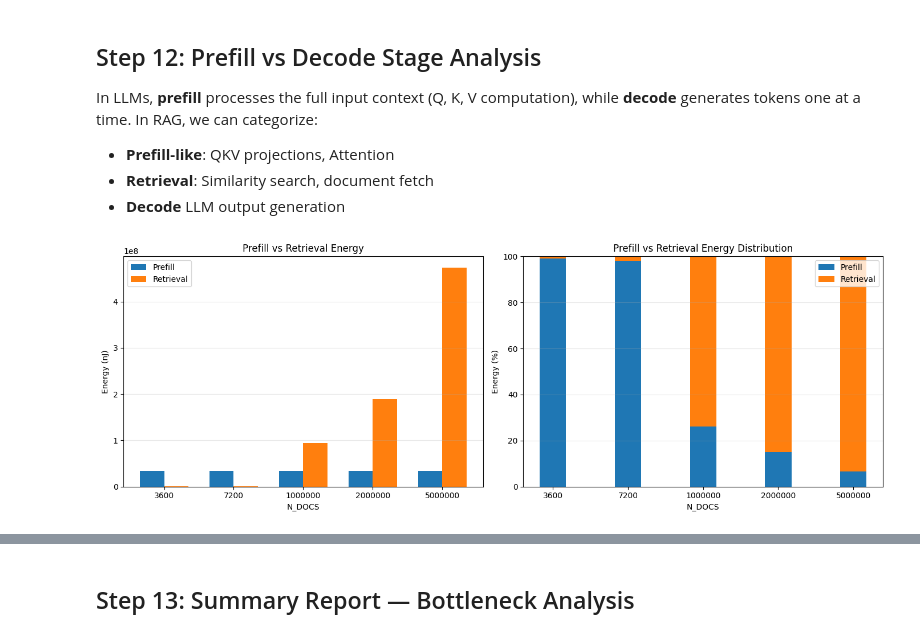
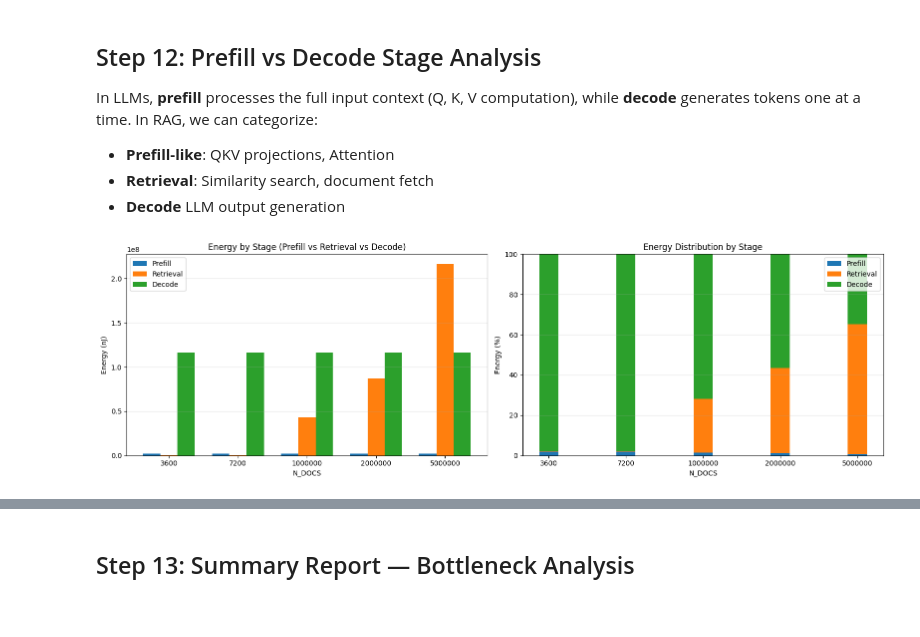
Before and after one commit to jocelynzhao3/Hardware-for-Deep-Learning-Final-Project, a Jupyter notebook: workspace/M3-Baseline.ipynb, the cells around one changed output, grey strips where cells are left out. Cells and saved outputs as stored; diff of their text form; code cells hidden in the pictures.

Commit message:
updated workload v3 and reran baselines

```diff
--- a/workspace/M3-Baseline.ipynb
+++ b/workspace/M3-Baseline.ipynb
@@ -65,12 +65,12 @@ workload = af.Workload.from_yaml(
     top_key='workload',
     jinja_parse_data={},
 )
-# renames = af.Renames.from_yaml(
-#     WORKLOAD_PATH,
-#     top_key='renames',
-#     jinja_parse_data=rag_params,
-# )
+renames = af.Renames.from_yaml(
+    WORKLOAD_PATH,
+    top_key='renames',
+    jinja_parse_data={},
+)
 # per einsum sparisty --> TODO just multiply
-print(f'Loaded {len(workload.einsums)} einsums:')
-for e in workload.einsums:
-    print(f'  {e.name}')
+# print(f'Loaded {len(workload.einsums)} einsums:')
+# for e in workload.einsums:
+#     print(f'  {e.name}')
@@ -638,7 +677,7 @@ ax3.grid(axis='y', alpha=0.3)
 
 # 4. RAG-specific einsums
 ax4 = axes[1, 1]
-rag_einsums = ['doc_scores', 'topk_doc_ids', 'topk_tokens']
+rag_einsums = ['ClsPooling', 'FaissScoreComputation', 'DocumentGather']
 for einsum_name in rag_einsums:
     energies = [sweep_n_docs_results[n]['aggregated']['per_einsum_energy_J'].get(einsum_name, 0) * 1e9
                 for n in n_docs_list]
@@ -722,7 +761,7 @@ ax2.grid(True, alpha=0.3)
 
 # 3. Attention einsums (Q, K, V, A, H) scaling with L
 ax3 = axes[1, 0]
-attention_einsums = ['enc_queries', 'enc_keys', 'enc_values', 'enc_attn_scores', 'enc_attn_out', 'enc_ffn_hidden', 'enc_ffn_out']
+attention_einsums = ['EncInputLoad', 'EncQueryProj', 'EncKeyProj', 'EncValueProj', 'EncAttentionScores', 'EncAttentionWeights', 'EncAttentionOut', 'EncAttentionProj', 'EncFfnUp', 'EncGeluActivation', 'EncFfnDown']
 for einsum_name in attention_einsums:
     energies = [sweep_l_results[t]['aggregated']['per_einsum_energy_J'].get(einsum_name, 0) * 1e9
                 for t in l_list]
@@ -815,68 +854,94 @@ In LLMs, **prefill** processes the full input context (Q, K, V computation), whi
 # Categorize einsums into stages
 PREFILL_EINSUMS = attention_einsums
 RETRIEVAL_EINSUMS = rag_einsums
-DECODE_EINSUMS = ['dec_queries', 'dec_keys', 'dec_values', 'dec_attn_scores', 'dec_attn_out', 'dec_attn_proj', 'dec_ffn_gate', 'dec_ffn_up', 'dec_ffn_swiglu', 'dec_ffn_out']
+DECODE_EINSUMS = [
+    'DecInputLoad', 'DecQueryProj', 'DecKeyProj', 'DecValueProj',
+    'DecAttentionScores', 'DecAttentionWeights', 'DecAttentionOut',
+    'DecAttentionProj', 'DecFfnGate', 'DecFfnUp', 'DecFfnGateAct',
+    'SwigluElementwiseMult', 'DecFfnDown'
+]
 
 def categorize_energy(aggregated):
     """Split energy by stage."""
     prefill = sum(aggregated['per_einsum_energy_J'].get(e, 0) for e in PREFILL_EINSUMS)
     retrieval = sum(aggregated['per_einsum_energy_J'].get(e, 0) for e in RETRIEVAL_EINSUMS)
-    return {'Prefill': prefill, 'Retrieval': retrieval}
+    decode = sum(aggregated['per_einsum_energy_J'].get(e, 0) for e in DECODE_EINSUMS)
+    return {'Prefill': prefill, 'Retrieval': retrieval, 'Decode': decode}
 
 # Analyze stages across N_DOCS sweep
-fig, axes = plt.subplots(1, 2, figsize=(14, 5))
+fig, axes = plt.subplots(1, 2, figsize=(16, 5))
 
 # Plot 1: Absolute energy by stage
 ax1 = axes[0]
 prefill_energies = []
 retrieval_energies = []
+decode_energies = []
+
 for n_docs in N_DOCS_VALUES:
     cat = categorize_energy(sweep_n_docs_results[n_docs]['aggregated'])
     prefill_energies.append(cat['Prefill'] * 1e9)
     retrieval_energies.append(cat['Retrieval'] * 1e9)
+    decode_energies.append(cat['Decode'] * 1e9)
 
 x = np.arange(len(N_DOCS_VALUES))
-width = 0.35
-ax1.bar(x - width/2, prefill_energies, width, label='Prefill')
-ax1.bar(x + width/2, retrieval_energies, width, label='Retrieval')
+width = 0.25
+
+ax1.bar(x - width, prefill_energies, width, label='Prefill')
+ax1.bar(x, retrieval_energies, width, label='Retrieval')
+ax1.bar(x + width, decode_energies, width, label='Decode')
+
 ax1.set_xlabel('N_DOCS')
 ax1.set_ylabel('Energy (nJ)')
-ax1.set_title('Prefill vs Retrieval Energy')
+ax1.set_title('Energy by Stage (Prefill vs Retrieval vs Decode)')
 ax1.set_xticks(x)
 ax1.set_xticklabels(N_DOCS_VALUES)
 ax1.legend()
 ax1.grid(axis='y', alpha=0.3)
 
 # Plot 2: Percentage breakdown
 ax2 = axes[1]
 prefill_pct = []
 retrieval_pct = []
+decode_pct = []
+
 for n_docs in N_DOCS_VALUES:
     cat = categorize_energy(sweep_n_docs_results[n_docs]['aggregated'])
-    total = cat['Prefill'] + cat['Retrieval']
+    total = cat['Prefill'] + cat['Retrieval'] + cat['Decode']
+
     prefill_pct.append(100 * cat['Prefill'] / total if total > 0 else 0)
     retrieval_pct.append(100 * cat['Retrieval'] / total if total > 0 else 0)
+    decode_pct.append(100 * cat['Decode'] / total if total > 0 else 0)
 
 ax2.bar(x, prefill_pct, width, label='Prefill')
 ax2.bar(x, retrieval_pct, width, bottom=prefill_pct, label='Retrieval')
+ax2.bar(x, decode_pct, width,
+        bottom=np.array(prefill_pct) + np.array(retrieval_pct),
+        label='Decode')
+
 ax2.set_xlabel('N_DOCS')
 ax2.set_ylabel('Energy (%)')
-ax2.set_title('Prefill vs Retrieval Energy Distribution')
+ax2.set_title('Energy Distribution by Stage')
 ax2.set_xticks(x)
 ax2.set_xticklabels(N_DOCS_VALUES)
 ax2.legend()
 ax2.set_ylim(0, 100)
 ax2.grid(axis='y', alpha=0.3)
 
 plt.tight_layout()
 plt.show()
 
 # Print summary
-print("\nPrefill vs Retrieval Summary:")
-print("-" * 60)
-print(f"{'N_DOCS':<10} {'Prefill (nJ)':<15} {'Retrieval (nJ)':<15} {'Retrieval %':<12}")
-print("-" * 60)
+print("\nStage Energy Summary:")
+print("-" * 80)
+print(f"{'N_DOCS':<10} {'Prefill (nJ)':<15} {'Retrieval (nJ)':<15} {'Decode (nJ)':<15} {'Retrieval %':<12} {'Decode %':<10}")
+print("-" * 80)
+
 for i, n_docs in enumerate(N_DOCS_VALUES):
-    print(f"{n_docs:<10} {prefill_energies[i]:<15.2f} {retrieval_energies[i]:<15.2f} {retrieval_pct[i]:<12.1f}")
+    print(f"{n_docs:<10} "
+          f"{prefill_energies[i]:<15.2f} "
+          f"{retrieval_energies[i]:<15.2f} "
+          f"{decode_energies[i]:<15.2f} "
+          f"{retrieval_pct[i]:<12.1f} "
+          f"{decode_pct[i]:<10.1f}")
 # %% [output]
-[figure, old version]
+[figure, new version]
```
Also changed, not shown: parts of 17 cells of this notebook, 3 other files.
